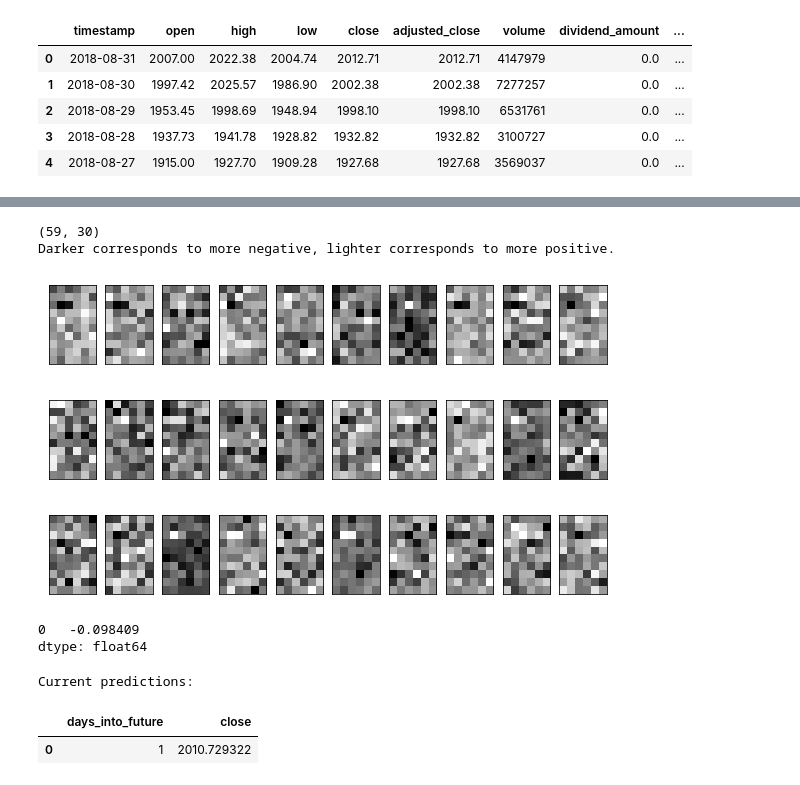
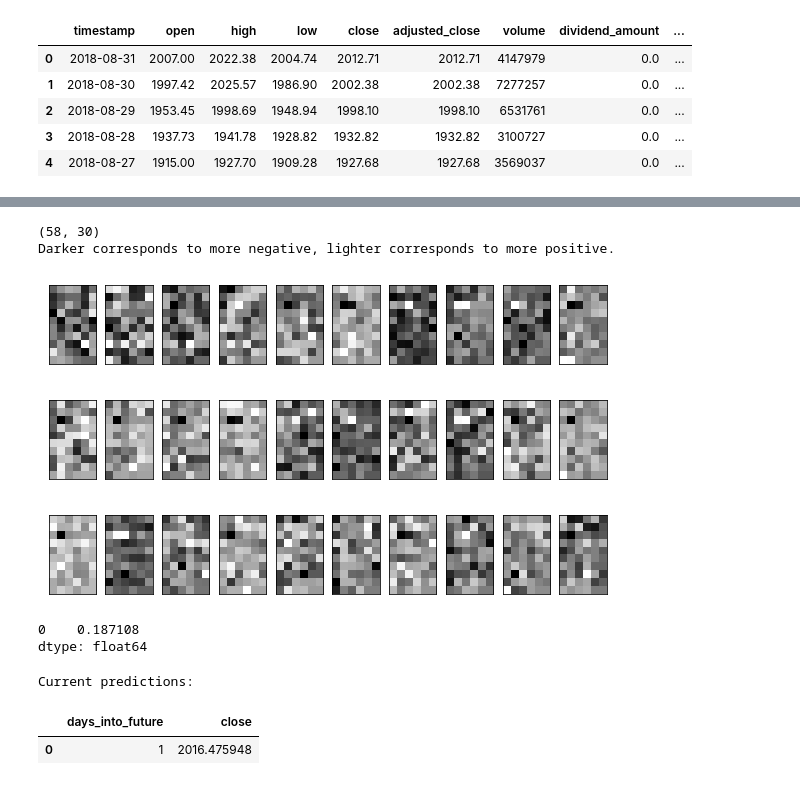
Before and after one commit to czhao39/stock-dnn, a Jupyter notebook: stockdnn.ipynb, the cells around one changed output, grey strips where cells are left out. Saved outputs shown, nothing was run; the diff lists cells and outputs as text; code cells hidden in the pictures.

Commit message:
Move normalization to feature preprocessing function, only normalize based on training data, and automatically remove features with very low variance

```diff
--- a/stockdnn.ipynb
+++ b/stockdnn.ipynb
@@ -74,13 +73,26 @@ def preprocess_daily_adjusted_df(daily_adjusted_df, prediction_period, means=Non
 # %%
-def preprocess_features(df):
+def preprocess_features(df, means=None, stds=None):
     processed_features = df.iloc[:, df.columns != "future_percent_change"].copy()
+
+    # Normalize features
+    calculated_stats = False
+    if means is None:
+        means = processed_features.mean()
+        calculated_stats = True
+    if stds is None:
+        stds = processed_features.std()
+        calculated_stats = True
+    processed_features = (processed_features - means) / stds
+
+    if calculated_stats:
+        return processed_features, means, stds
     return processed_features
 
 def preprocess_targets(df):
     processed_targets = df["future_percent_change"].copy()
     return processed_targets
 # %%
-df, means, stds = preprocess_daily_adjusted_df(daily_adjusted_df, prediction_period)
+df = preprocess_daily_adjusted_df(daily_adjusted_df, prediction_period)
 display.display(df.describe())
 display.display(df.head(5))
 # %% [output]
@@ -104,20 +117,24 @@ display.display(df.head(5))
 # %%
+# Use 85% for training, 10% for validation, and most recent 5% for testing
 num_rows = len(df)
-# Use 85% for training, 10% for validation, and most recent 5% for testing
 num_training = int(num_rows * 0.85)
 num_validation = int(num_rows * 0.1)
 num_testing = num_rows - num_training - num_validation
 
-testing_examples = preprocess_features(df.head(num_testing))
-testing_targets = preprocess_targets(df.head(num_testing))
+# Shuffle before splitting into training and validation sets
+training_and_validation_df = df.tail(num_training + num_validation).sample(frac=1)
 
-remaining_df = df[num_testing:].sample(frac=1)  # Shuffle remaining_df before splitting into training and validation sets
+training_df = training_and_validation_df.head(num_training)
+training_examples, feature_means, feature_stds = preprocess_features(training_df)
+training_targets = preprocess_targets(training_df)
 
-training_examples = preprocess_features(remaining_df.head(num_training))
-training_targets = preprocess_targets(remaining_df.head(num_training))
+validation_df = training_and_validation_df.tail(num_validation)
+validation_examples = preprocess_features(validation_df, feature_means, feature_stds)
+validation_targets = preprocess_targets(validation_df)
 
-validation_examples = preprocess_features(remaining_df.tail(num_validation))
-validation_targets = preprocess_targets(remaining_df.tail(num_validation))
+testing_df = df.head(num_testing)
+testing_examples = preprocess_features(testing_df, feature_means, feature_stds)
+testing_targets = preprocess_targets(testing_df)
 
 print("Training examples summary:")
 display.display(training_examples.describe())
@@ -342,27 +359,28 @@ RMSE on testing data: 0.142
 # %%
 # Visualize weights from first layer
 weights0 = regressor.get_variable_value("dnn/hiddenlayer_0/kernel")
 print(weights0.shape)
 
 num_nodes = weights0.shape[1]
 num_rows = int(math.ceil(num_nodes / 10.0))
 fig, axes = plt.subplots(num_rows, 10, figsize=(10, 2 * num_rows))
 for coef, ax in zip(weights0.T, axes.ravel()):
-    # Pad with 0s to make length 60
-    padded = np.pad(coef, (0, 1), "constant")
+    # Pad with 0s at end to make length 60
+    padded = np.pad(coef, (0, 60 - coef.size), "constant")
     cax = ax.matshow(np.expand_dims(padded, 0).reshape(10, 6), cmap=plt.cm.gray)
     ax.set_xticks(())
     ax.set_yticks(())
 
 print("Darker corresponds to more negative, lighter corresponds to more positive.")
 plt.show()
 # %% [output]
-(59, 30)
+(58, 30)
 Darker corresponds to more negative, lighter corresponds to more positive.
-[figure, old version]
+[figure, new version]
 # %%
-latest_df, _, _ = preprocess_daily_adjusted_df(daily_adjusted_df.head(prediction_period + 365), 0, means, stds)
-latest_features = preprocess_features(latest_df).head(prediction_period)
+selected_features = training_examples.columns.values
+latest_df = preprocess_daily_adjusted_df(daily_adjusted_df.head(prediction_period + 365), 0, selected_features)
+latest_features = preprocess_features(latest_df, feature_means, feature_stds).head(prediction_period)
 latest_targets = preprocess_targets(latest_df).head(prediction_period)
 
 predict_latest_input_fn = lambda: input_fn(latest_features, latest_targets, num_epochs=1, shuffle=False)
@@ -372,13 +390,13 @@ display.display(predictions)
 
 predictions_df = pd.DataFrame()
 predictions_df["days_into_future"] = -predictions.index + prediction_period
-predictions_df["close"] = daily_adjusted_df["adjusted_close"].head(prediction_period) * (predictions/100.0 + 1.0)
+predictions_df["close"] = latest_df["adjusted_close"].head(prediction_period) * (predictions/100.0 + 1.0)
 
 print("Current predictions:")
 display.display(predictions_df)
 # %% [output]
-0   -0.098409
+0    0.187108
 dtype: float64
 Current predictions:
 |  | days_into_future | close |
-| 0 | 1 | 2010.729322 |
+| 0 | 1 | 2016.475948 |
```
Also changed, not shown: parts of 7 cells of this notebook.
